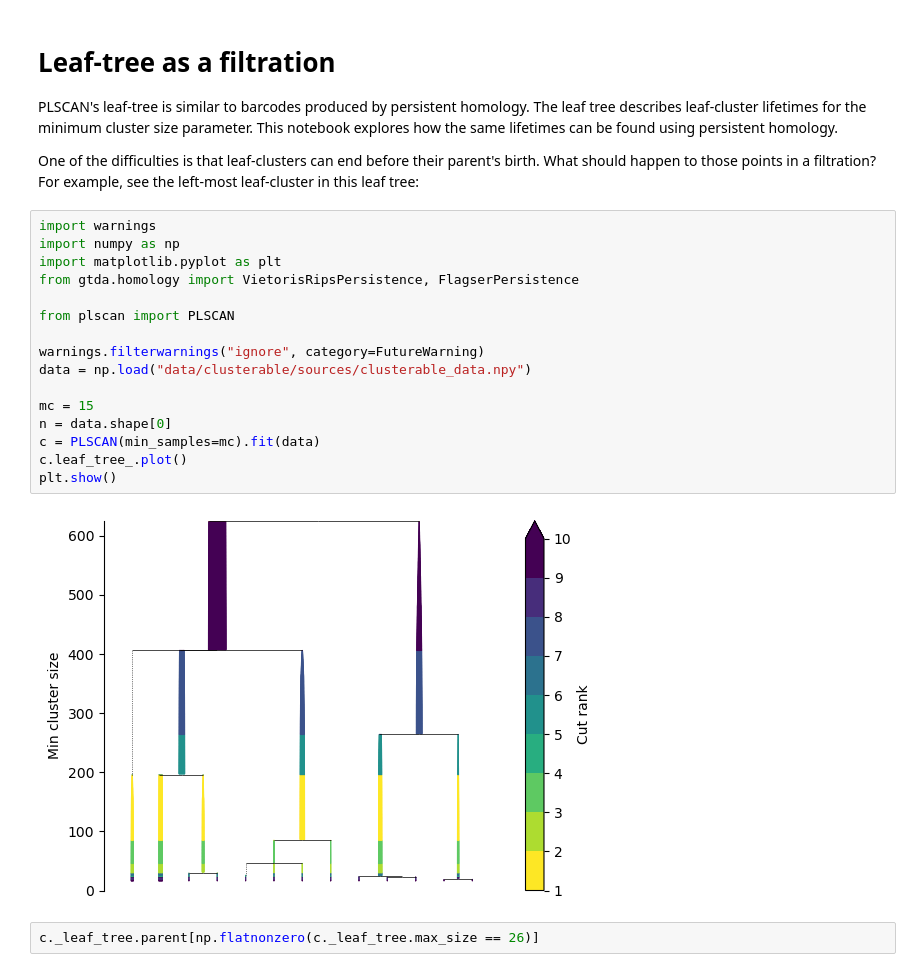
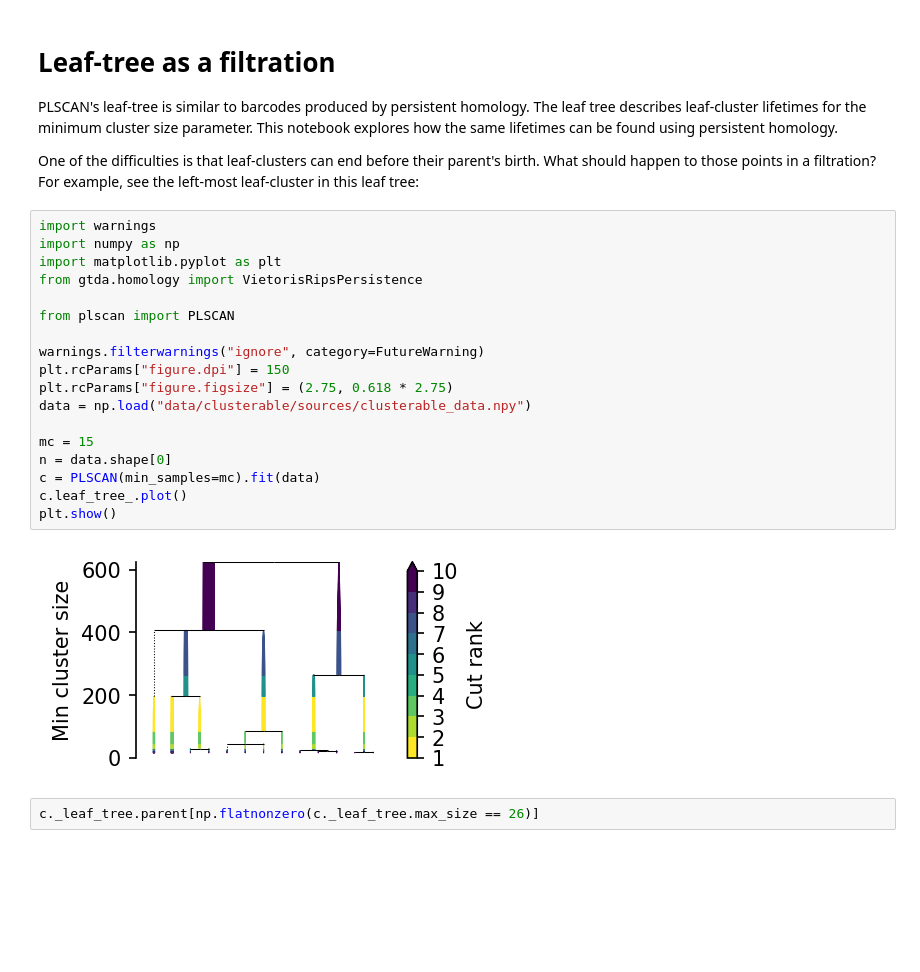
Before and after one commit to JelmerBot/fast_plscan, a Jupyter notebook: docs/_trial_barcodes.ipynb, the cells around one changed output. Cells and saved outputs as stored; diff of their text form; blank space fills up the shorter version.

Commit message:
update plotting for paper template;

```diff
--- a/docs/_trial_barcodes.ipynb
+++ b/docs/_trial_barcodes.ipynb
@@ -12,21 +12,23 @@ left-most leaf-cluster in this leaf tree:
 # %%
 import warnings
 import numpy as np
 import matplotlib.pyplot as plt
-from gtda.homology import VietorisRipsPersistence, FlagserPersistence
+from gtda.homology import VietorisRipsPersistence
 
 from plscan import PLSCAN
 
 warnings.filterwarnings("ignore", category=FutureWarning)
+plt.rcParams["figure.dpi"] = 150
+plt.rcParams["figure.figsize"] = (2.75, 0.618 * 2.75)
 data = np.load("data/clusterable/sources/clusterable_data.npy")
 
 mc = 15
 n = data.shape[0]
 c = PLSCAN(min_samples=mc).fit(data)
 c.leaf_tree_.plot()
 plt.show()
 # %% [output]
-[figure, old version]
+[figure, new version]
 # %%
 c._leaf_tree.parent[np.flatnonzero(c._leaf_tree.max_size == 26)]
 # %% [output]
```
Also changed, not shown: parts of 2 cells of this notebook, 37 other files.
